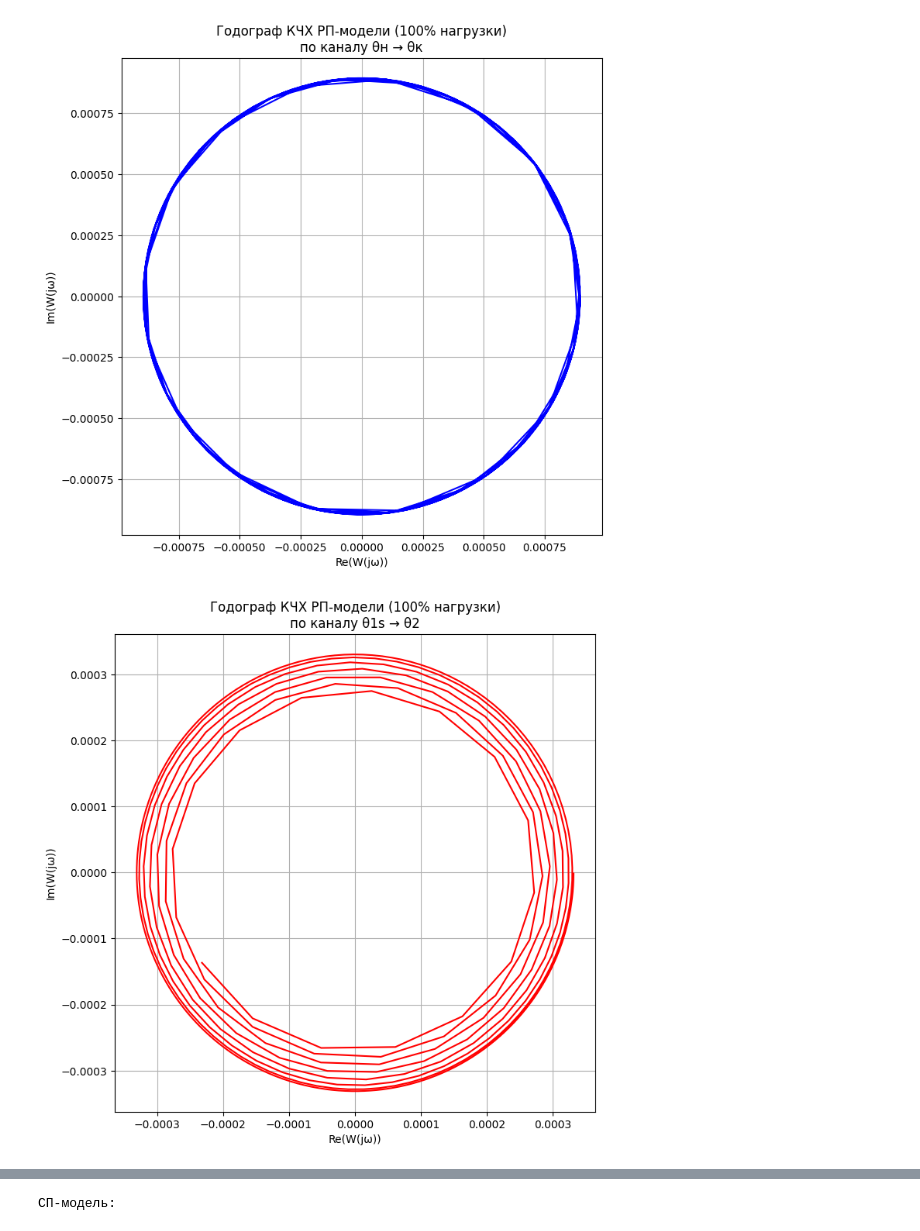
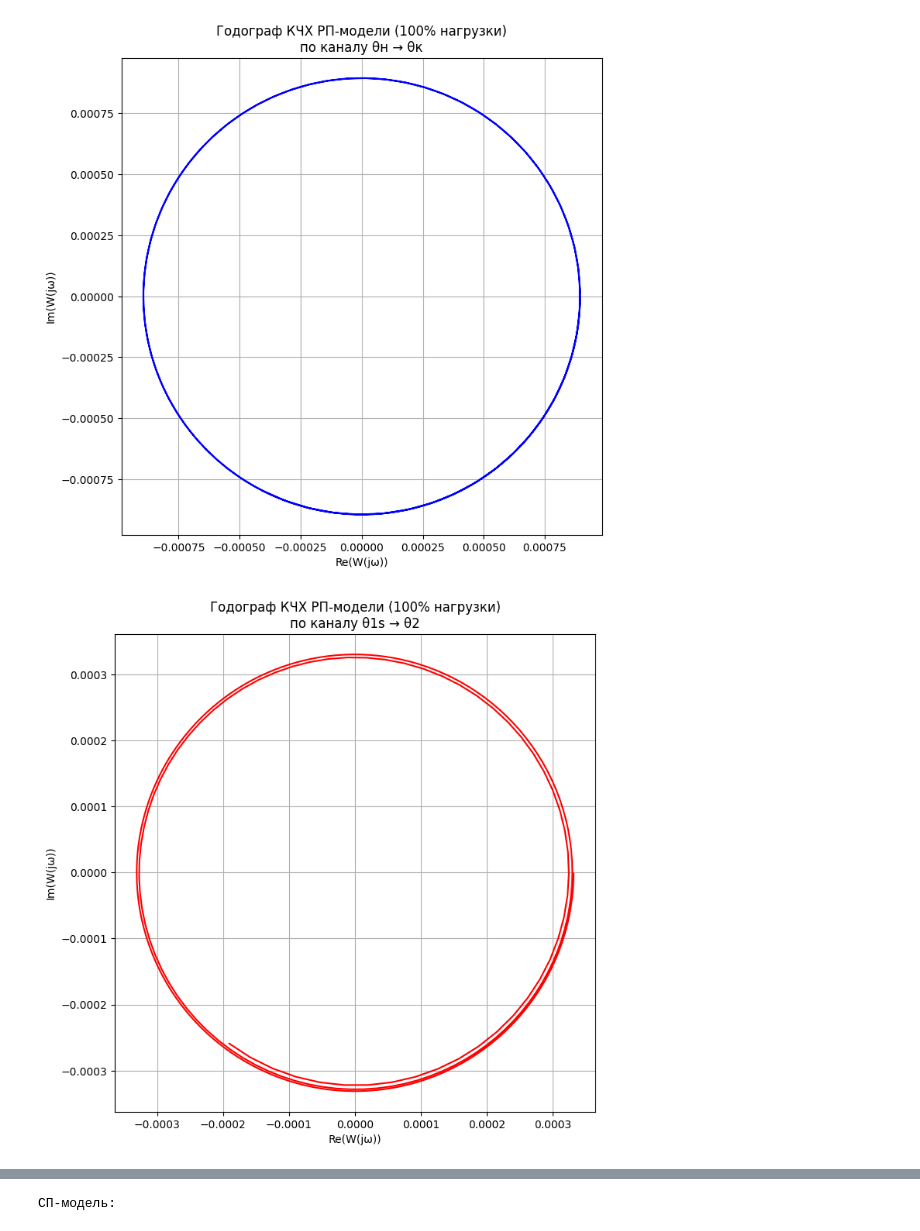
Before and after one commit to AndreyBarTF/KR_spring, a Jupyter notebook: Untitled22.ipynb, the cells around one changed output, grey strips where cells are left out. Saved outputs shown, nothing was run; the diff lists cells and outputs as text; code cells hidden in the pictures.

```diff
--- a/Untitled22.ipynb
+++ b/Untitled22.ipynb
@@ -1,7 +1,6 @@
 # %% [markdown]
 <a href="https://colab.research.google.com/github/AndreyBarTF/KR_spring/blob/main/Untitled22.ipynb" target="_parent"><img src="https://colab.research.google.com/assets/colab-badge.svg" alt="Open In Colab"/></a>
 # %%
-
 !pip install CoolProp
 import numpy as np
 import matplotlib.pyplot as plt
@@ -160,7 +159,7 @@ def main():
     params50 = HeatExchangerParams(50)
 
     # Диапазон частот для построения КЧХ
-    omega = np.logspace(-3, 1, 1000)
+    omega = np.logspace(-3, 0.5, 1000)
 
     # Анализ для 100% нагрузки
     analyze_load_case(params100, "100%")
@@ -173,7 +172,7 @@ def main():
 
 def analyze_load_case(params, load_str):
     """Анализ для конкретного уровня нагрузки"""
-    omega = np.logspace(-3, 1, 1000)
+    omega = np.logspace(-3, 0.5, 1000)
 
     print(f"\nАнализ для нагрузки {load_str}:")
 
@@ -236,6 +231,6 @@ Successfully installed CoolProp-6.8.0
 
 Анализ для нагрузки 100%:
 
 РП-модель:
-[figure, old version]
+[figure, new version]
-[figure, old version]
+[figure, new version]
```
Also changed, not shown: parts of 1 cell of this notebook.
